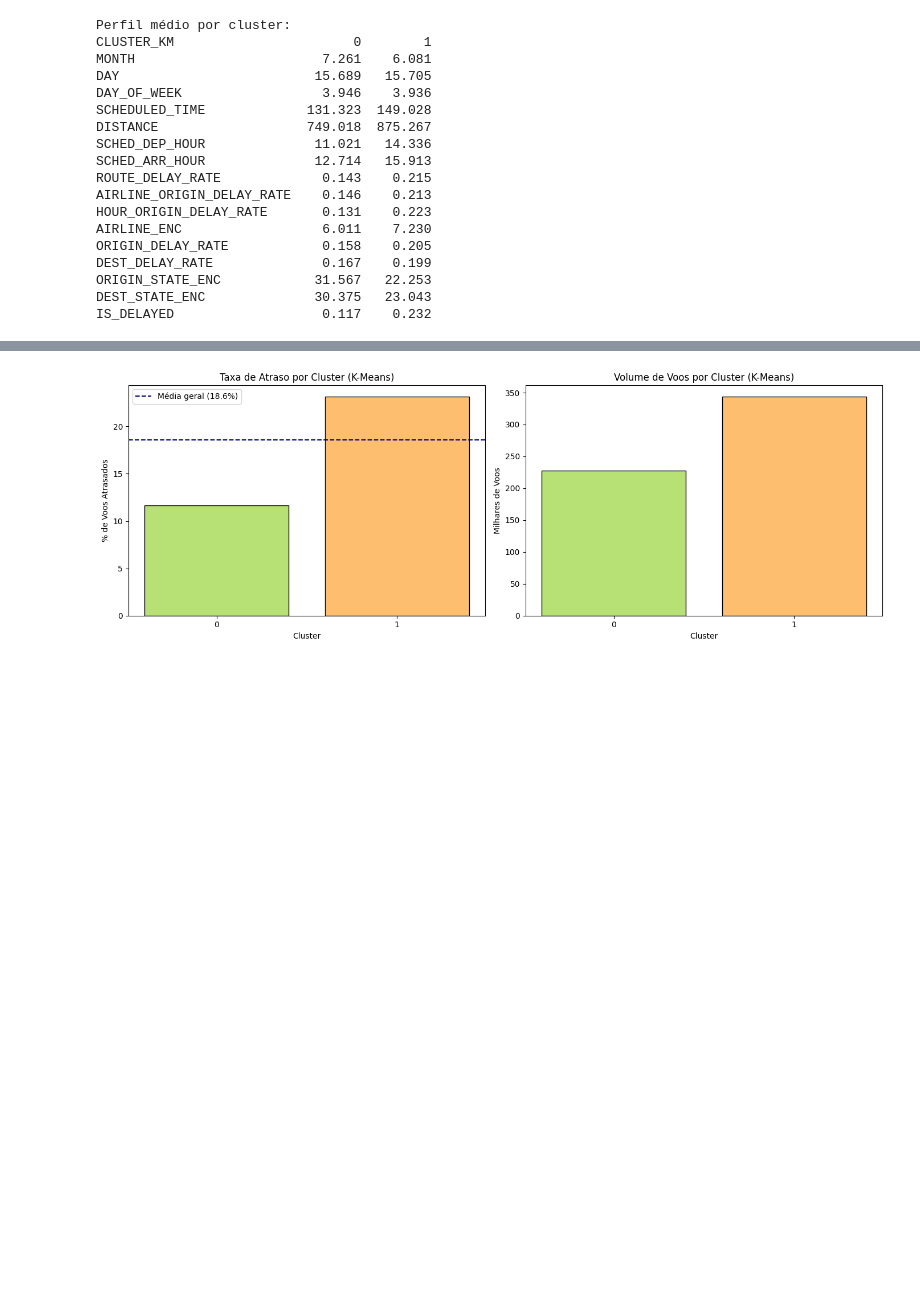
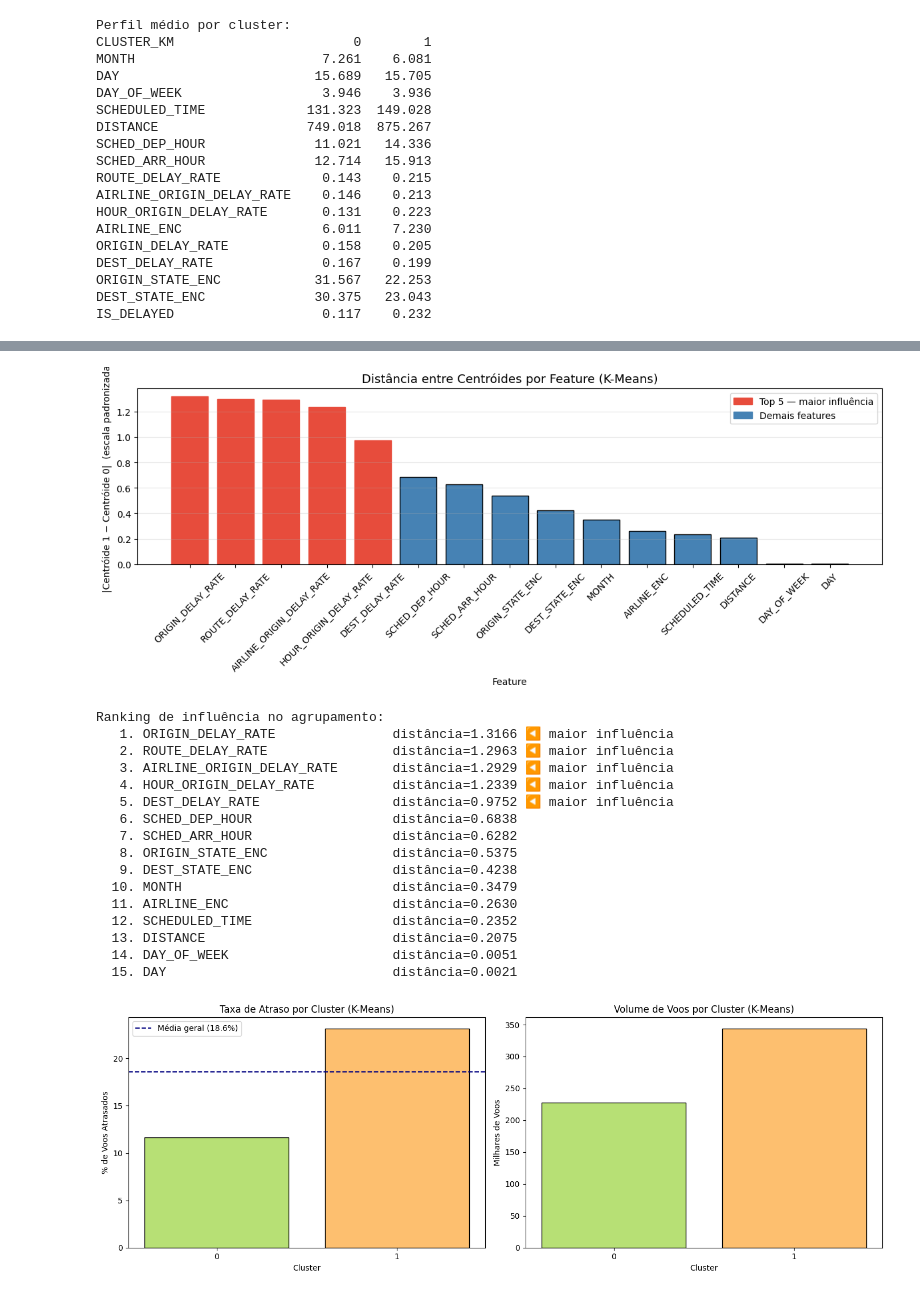
Before and after one commit to ofeprince/tech_challenge_3, a Jupyter notebook: notebooks/04_unsupervised_model.ipynb, the cells around one changed output, grey strips where cells are left out. Saved outputs shown, nothing was run; the diff lists cells and outputs as text; code cells hidden in the pictures; blank space fills up the shorter version.

Commit message:
analysing which features mean the most for the model

```diff
--- a/notebooks/04_unsupervised_model.ipynb
+++ b/notebooks/04_unsupervised_model.ipynb
@@ -160,3 +164,54 @@ IS_DELAYED                   0.117    0.232
+# %%
+# Distância entre centróides por feature (espaço padronizado)
+centers = pd.DataFrame(km_final.cluster_centers_, columns=X.columns)
+diff = centers.diff().iloc[1].abs().sort_values(ascending=False)
+
+fig, ax = plt.subplots(figsize=(12, 5))
+bars = ax.bar(diff.index, diff.values, color='steelblue', edgecolor='black')
+
+# Destacar as 5 features mais relevantes
+for i, bar in enumerate(bars):
+    if i < 5:
+        bar.set_color('#e74c3c')
+
+ax.set_title('Distância entre Centróides por Feature (K-Means)', fontsize=13)
+ax.set_ylabel('|Centróide 1 − Centróide 0|  (escala padronizada)')
+ax.set_xlabel('Feature')
+ax.tick_params(axis='x', rotation=45)
+ax.grid(axis='y', alpha=0.3)
+
+# Legenda manual
+from matplotlib.patches import Patch
+ax.legend(handles=[
+    Patch(color='#e74c3c', label='Top 5 — maior influência'),
+    Patch(color='steelblue', label='Demais features')
+])
+
+plt.tight_layout()
+plt.show()
+
+print('Ranking de influência no agrupamento:')
+for i, (feat, val) in enumerate(diff.items(), 1):
+    destaque = ' ◀ maior influência' if i <= 5 else ''
+    print(f'  {i:>2}. {feat:<30}  distância={val:.4f}{destaque}')
+# %% [output]
+[figure, added]
+Ranking de influência no agrupamento:
+   1. ORIGIN_DELAY_RATE               distância=1.3166 ◀ maior influência
+   2. ROUTE_DELAY_RATE                distância=1.2963 ◀ maior influência
+   3. AIRLINE_ORIGIN_DELAY_RATE       distância=1.2929 ◀ maior influência
+   4. HOUR_ORIGIN_DELAY_RATE          distância=1.2339 ◀ maior influência
+   5. DEST_DELAY_RATE                 distância=0.9752 ◀ maior influência
+   6. SCHED_DEP_HOUR                  distância=0.6838
+   7. SCHED_ARR_HOUR                  distância=0.6282
+   8. ORIGIN_STATE_ENC                distância=0.5375
+   9. DEST_STATE_ENC                  distância=0.4238
+  10. MONTH                           distância=0.3479
+  11. AIRLINE_ENC                     distância=0.2630
+  12. SCHEDULED_TIME                  distância=0.2352
+  13. DISTANCE                        distância=0.2075
+  14. DAY_OF_WEEK                     distância=0.0051
+  15. DAY                             distância=0.0021
 # %%
 # Taxa de atraso por cluster — validação do clustering
 delay_by_cluster = df_result.groupby('CLUSTER_KM')['IS_DELAYED'].agg(['mean', 'count'])
```
Also changed, not shown: parts of 1 cell of this notebook.
